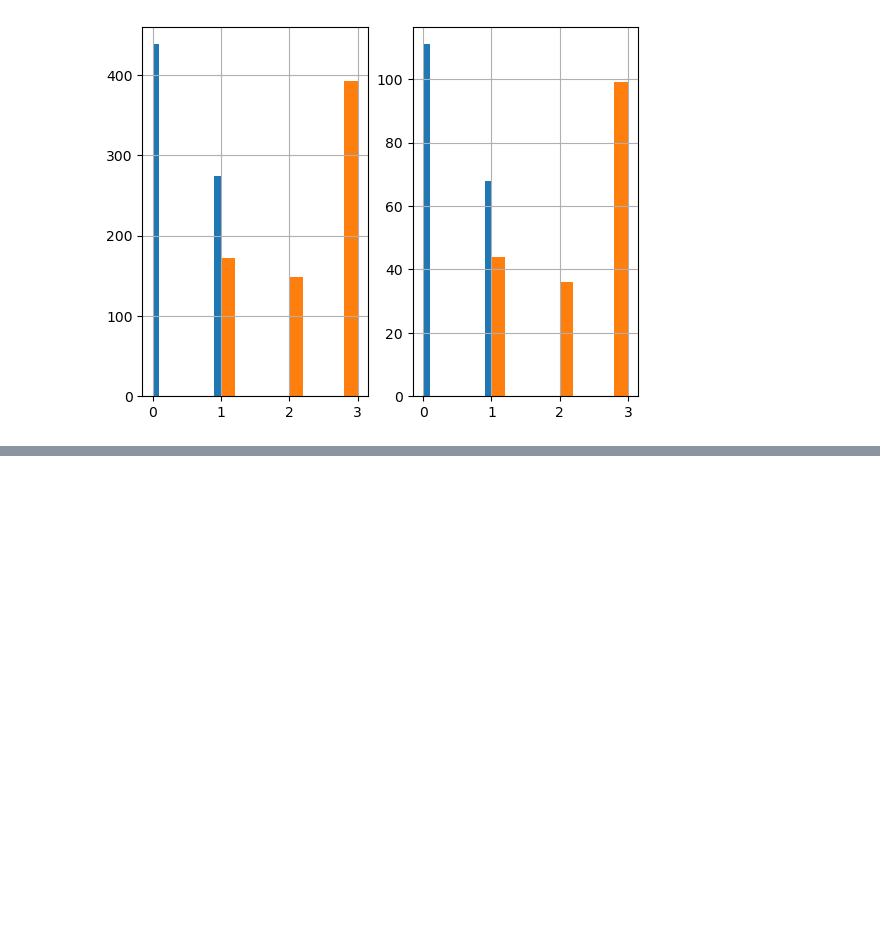
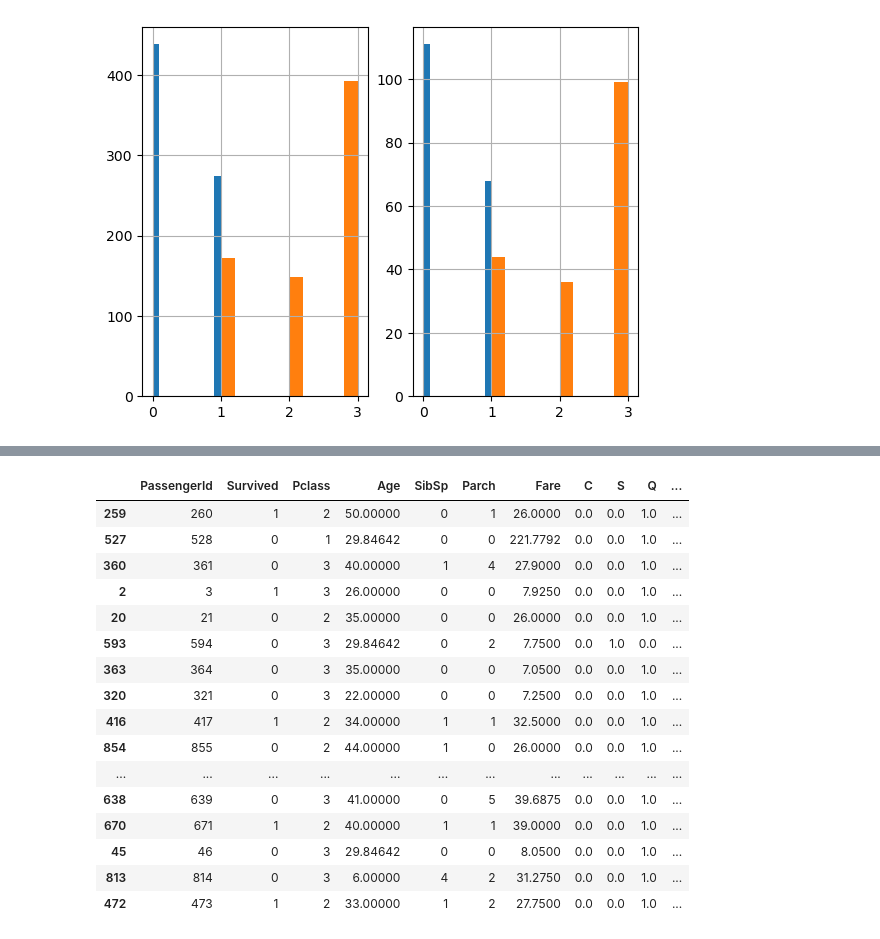
Before and after one commit to KeneanDita/Titanic-Survival-Predictor, a Jupyter notebook: Untitled.ipynb, the cells around one changed output, grey strips where cells are left out. Cells and saved outputs as stored; diff of their text form; code cells hidden in the pictures; blank space fills up the shorter version.

Commit message:
pipeline and class debugge

```diff
--- a/Untitled.ipynb
+++ b/Untitled.ipynb
@@ -107,26 +106,51 @@ class FeatureEncoder(BaseEstimator, TransformerMixin):
         encoder = OneHotEncoder()
         matrix = encoder.fit_transform(X[['Embarked']]).toarray()
 
-        column_name = ['C', 'S', 'Q', 'N']
+        column_names = ['C', 'S', 'Q', 'N']
 
         for i in range(len(matrix.T)):
-            X[column_name[i]] = matrix.T
+            X[column_names[i]] = matrix.T[i]
 
         matrix = encoder.fit_transform(X[['Sex']]).toarray()
         column_names = ['Female', 'Male']
+
         for i in range(len(matrix.T)):
-            X[column_names[i]] = matrix.T
+            X[column_names[i]] = matrix.T[i]
         return X
 # %%
 class FeatureDropper(BaseEstimator, TransformerMixin):
+
     def fit(self, X, y=None):
         return self
 
     def transform(self, X):
-         return X.drop(['Embarked', 'Name', 'Ticket', 'Cabin', 'Sex',  'Name'], axis=1, error='ignore')
+         return X.drop(['Embarked', 'Name', 'Ticket', 'Cabin', 'Sex',  'Name'], axis=1, errors='ignore')
 # %%
 from sklearn.pipeline import  Pipeline
 
-pipline = Pipeline([('Ageimputer', AgeImputer()),
+pipline = Pipeline([("Ageimputer", AgeImputer()),
                     ("FeatureEncoder", FeatureEncoder()),
-                    ("FeatureDropper", FeatureDropper())])
+                    ("FeatureDropper", FeatureDropper())
+                   ])
+# %%
+strat_train_set = pipline.fit_transform(strat_train_set)
+# %%
+strat_train_set
+# %% [output]
+|  | PassengerId | Survived | Pclass | Age | SibSp | Parch | Fare | C | S | Q | ... |
+| 259 | 260 | 1 | 2 | 50.00000 | 0 | 1 | 26.0000 | 0.0 | 0.0 | 1.0 | ... |
+| 527 | 528 | 0 | 1 | 29.84642 | 0 | 0 | 221.7792 | 0.0 | 0.0 | 1.0 | ... |
+| 360 | 361 | 0 | 3 | 40.00000 | 1 | 4 | 27.9000 | 0.0 | 0.0 | 1.0 | ... |
+| 2 | 3 | 1 | 3 | 26.00000 | 0 | 0 | 7.9250 | 0.0 | 0.0 | 1.0 | ... |
+| 20 | 21 | 0 | 2 | 35.00000 | 0 | 0 | 26.0000 | 0.0 | 0.0 | 1.0 | ... |
+| 593 | 594 | 0 | 3 | 29.84642 | 0 | 2 | 7.7500 | 0.0 | 1.0 | 0.0 | ... |
+| 363 | 364 | 0 | 3 | 35.00000 | 0 | 0 | 7.0500 | 0.0 | 0.0 | 1.0 | ... |
+| 320 | 321 | 0 | 3 | 22.00000 | 0 | 0 | 7.2500 | 0.0 | 0.0 | 1.0 | ... |
+| 416 | 417 | 1 | 2 | 34.00000 | 1 | 1 | 32.5000 | 0.0 | 0.0 | 1.0 | ... |
+| 854 | 855 | 0 | 2 | 44.00000 | 1 | 0 | 26.0000 | 0.0 | 0.0 | 1.0 | ... |
+| ... | ... | ... | ... | ... | ... | ... | ... | ... | ... | ... | ... |
+| 638 | 639 | 0 | 3 | 41.00000 | 0 | 5 | 39.6875 | 0.0 | 0.0 | 1.0 | ... |
+| 670 | 671 | 1 | 2 | 40.00000 | 1 | 1 | 39.0000 | 0.0 | 0.0 | 1.0 | ... |
+| 45 | 46 | 0 | 3 | 29.84642 | 0 | 0 | 8.0500 | 0.0 | 0.0 | 1.0 | ... |
+| 813 | 814 | 0 | 3 | 6.00000 | 4 | 2 | 31.2750 | 0.0 | 0.0 | 1.0 | ... |
+| 472 | 473 | 1 | 2 | 33.00000 | 1 | 2 | 27.7500 | 0.0 | 0.0 | 1.0 | ... |
```
Also changed, not shown: parts of 4 cells of this notebook.
